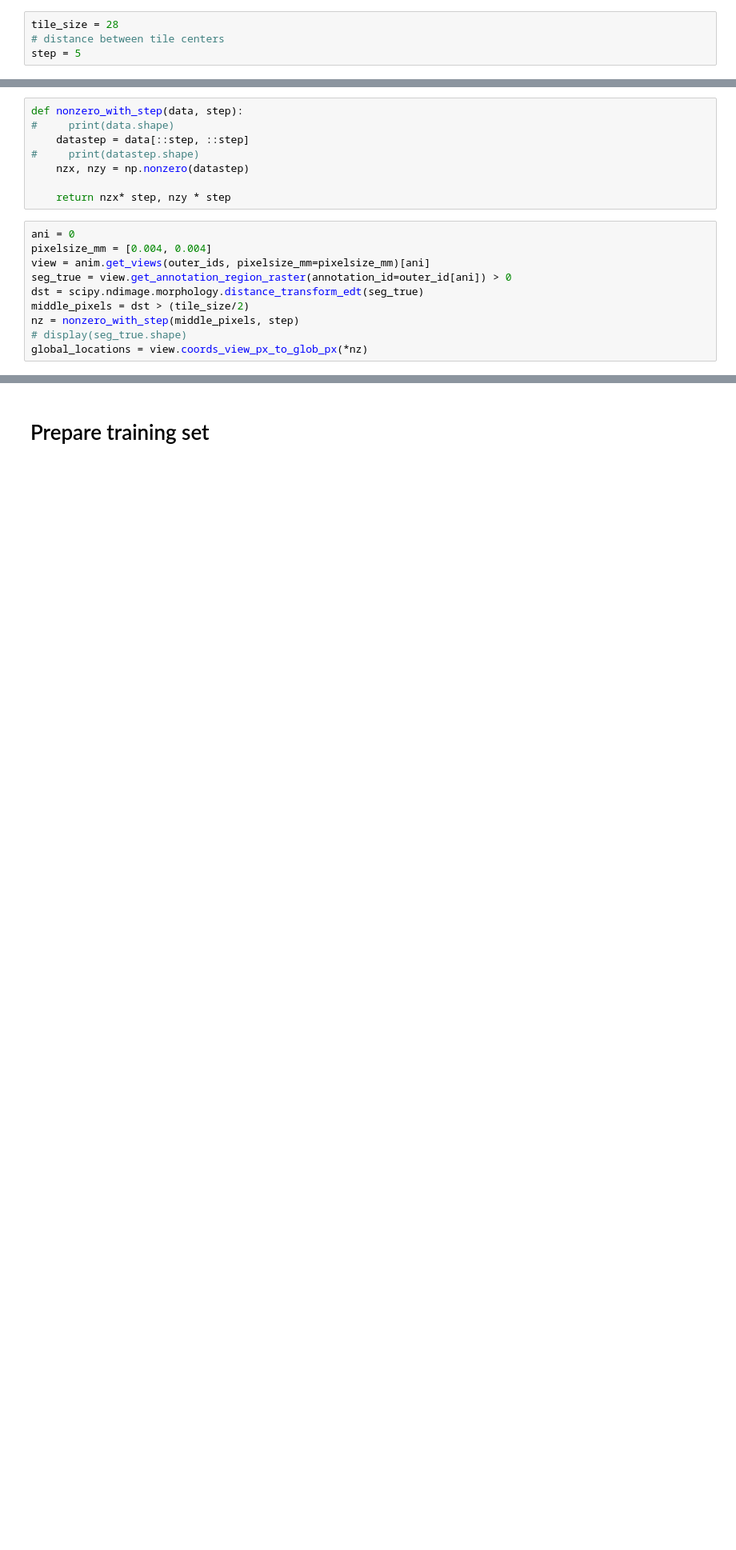
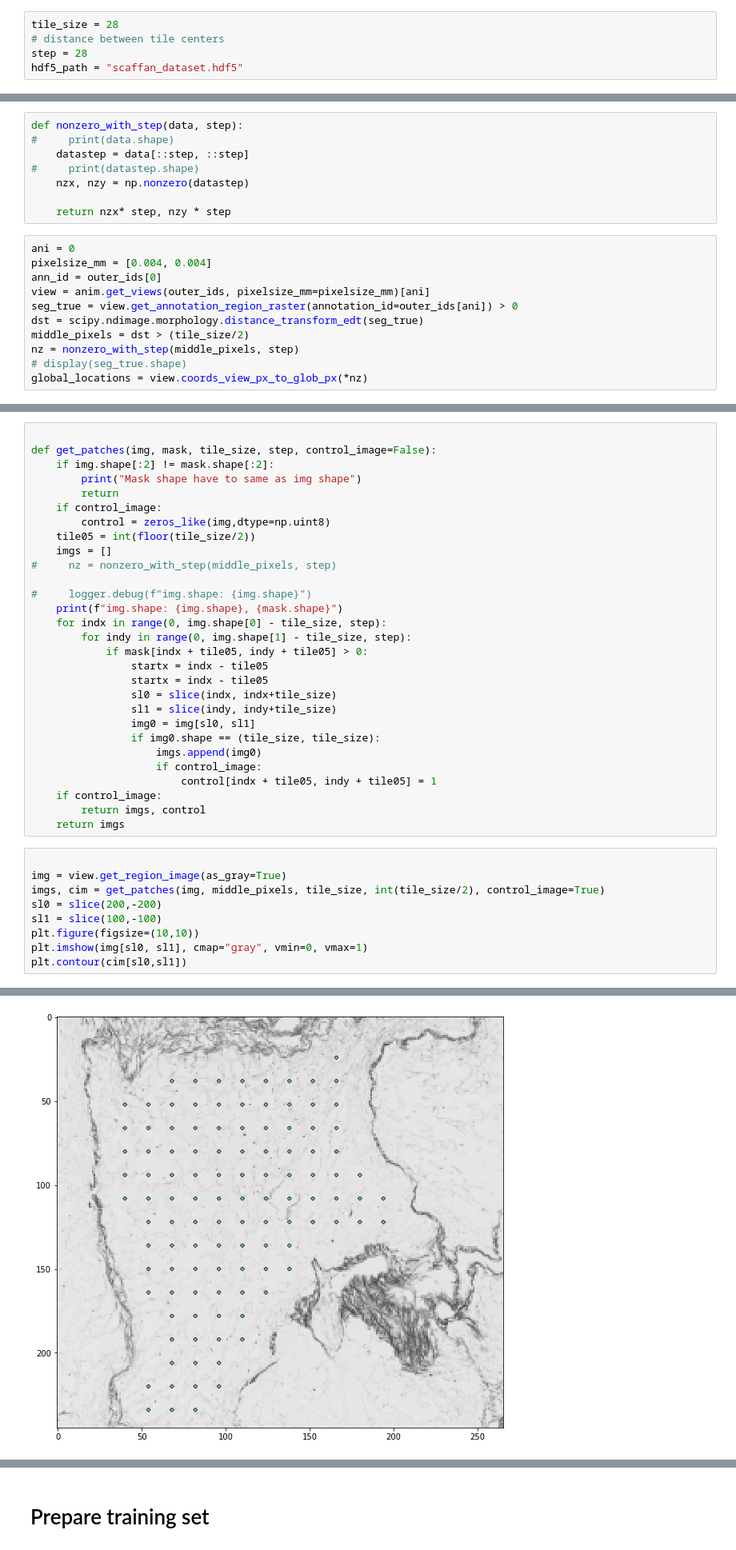
Before and after one commit to mjirik/scaffan, a Jupyter notebook: devel/CNN1.ipynb, the cells around one changed output, grey strips where cells are left out. Shown at 80% size. Saved outputs shown, nothing was run; the diff lists cells and outputs as text; blank space fills up the shorter version.

```diff
--- a/devel/CNN1.ipynb
+++ b/devel/CNN1.ipynb
@@ -15,4 +16,5 @@ Populating the interactive namespace from numpy and matplotlib
 # %%
 tile_size = 28
 # distance between tile centers
-step = 5
+step = 28
+hdf5_path = "scaffan_dataset.hdf5"
@@ -72,8 +80,9 @@ def nonzero_with_step(data, step):
 # %%
 ani = 0
 pixelsize_mm = [0.004, 0.004]
+ann_id = outer_ids[0]
 view = anim.get_views(outer_ids, pixelsize_mm=pixelsize_mm)[ani]
-seg_true = view.get_annotation_region_raster(annotation_id=outer_id[ani]) > 0
+seg_true = view.get_annotation_region_raster(annotation_id=outer_ids[ani]) > 0
 dst = scipy.ndimage.morphology.distance_transform_edt(seg_true)
 middle_pixels = dst > (tile_size/2)
 nz = nonzero_with_step(middle_pixels, step)
@@ -152,0 +157,39 @@ nz
+# %%
+
+def get_patches(img, mask, tile_size, step, control_image=False):
+    if img.shape[:2] != mask.shape[:2]:
+        print("Mask shape have to same as img shape")
+        return
+    if control_image:
+        control = zeros_like(img,dtype=np.uint8)
+    tile05 = int(floor(tile_size/2))
+    imgs = []
+#     nz = nonzero_with_step(middle_pixels, step)
+
+#     logger.debug(f"img.shape: {img.shape}")
+    print(f"img.shape: {img.shape}, {mask.shape}")
+    for indx in range(0, img.shape[0] - tile_size, step):
+        for indy in range(0, img.shape[1] - tile_size, step):
+            if mask[indx + tile05, indy + tile05] > 0:
+                startx = indx - tile05
+                startx = indx - tile05
+                sl0 = slice(indx, indx+tile_size)
+                sl1 = slice(indy, indy+tile_size)
+                img0 = img[sl0, sl1]
+                if img0.shape == (tile_size, tile_size):
+                    imgs.append(img0)
+                    if control_image:
+                        control[indx + tile05, indy + tile05] = 1
+    if control_image:
+        return imgs, control
+    return imgs
+# %%
+
+img = view.get_region_image(as_gray=True)
+imgs, cim = get_patches(img, middle_pixels, tile_size, int(tile_size/2), control_image=True)
+sl0 = slice(200,-200)
+sl1 = slice(100,-100)
+plt.figure(figsize=(10,10))
+plt.imshow(img[sl0, sl1], cmap="gray", vmin=0, vmax=1)
+plt.contour(cim[sl0,sl1])
+# %% [output]
@@ -152,0 +198 @@ nz
+[figure, added]
```
Also changed, not shown: parts of 40 cells of this notebook.
